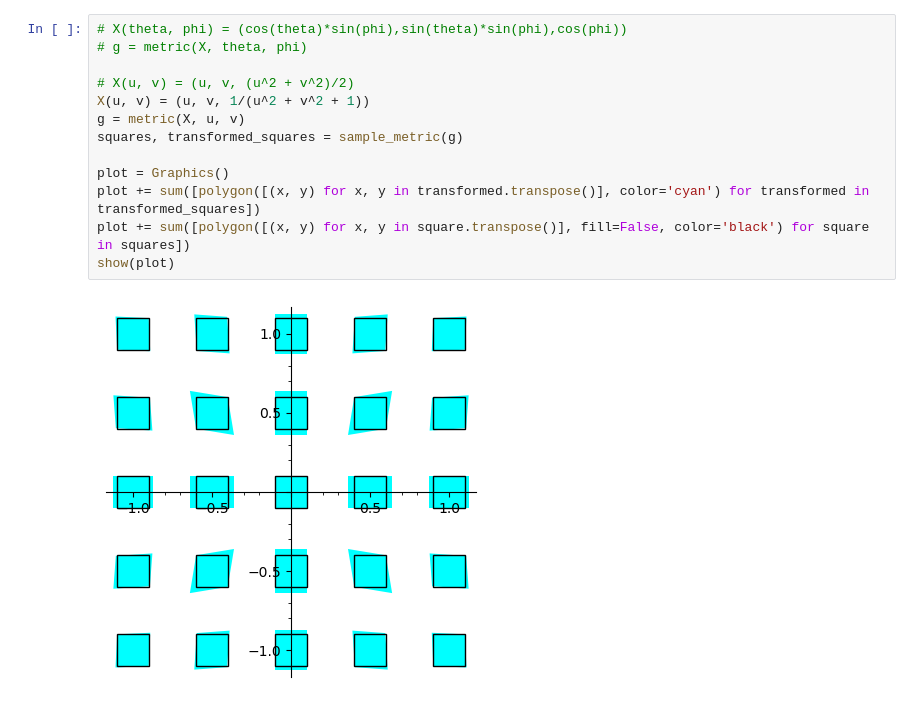
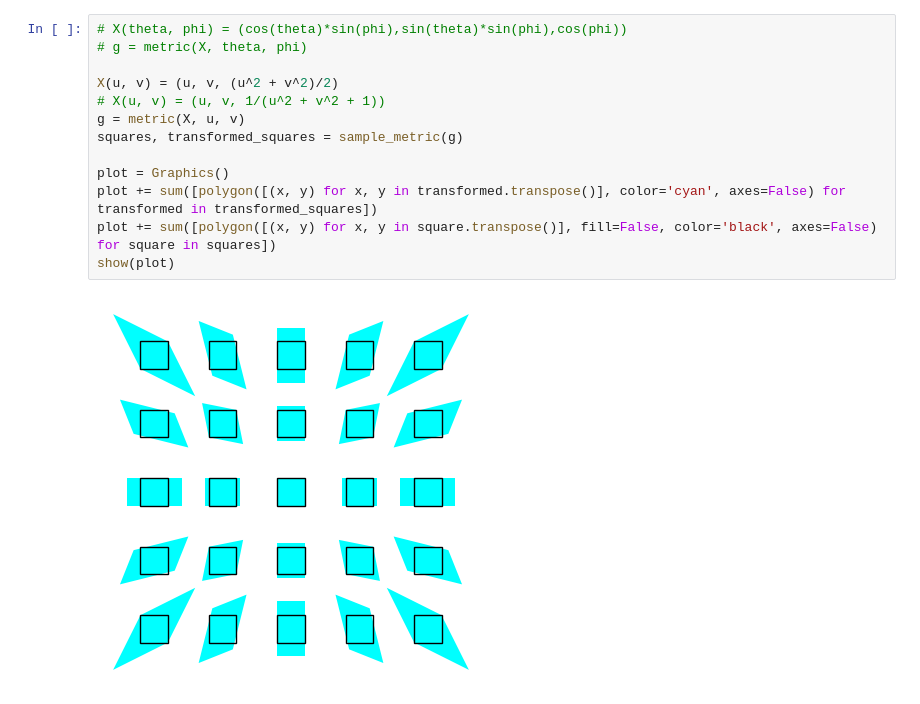
Before and after one commit to SageBinder/SageMath-Curvature-Flows, a Jupyter notebook: vis_r_metric/vis_r_metric.ipynb, the cells around one changed output. Cells and saved outputs as stored; diff of their text form.

```diff
--- a/vis_r_metric/vis_r_metric.ipynb
+++ b/vis_r_metric/vis_r_metric.ipynb
@@ -33,15 +36,15 @@ def sample_metric(g, urange=(-1, 1), vrange=(-1, 1), ucount=5, vcount=5, sq_len=
 # %%
 # X(theta, phi) = (cos(theta)*sin(phi),sin(theta)*sin(phi),cos(phi))
 # g = metric(X, theta, phi)
 
-# X(u, v) = (u, v, (u^2 + v^2)/2)
-X(u, v) = (u, v, 1/(u^2 + v^2 + 1))
+X(u, v) = (u, v, (u^2 + v^2)/2)
+# X(u, v) = (u, v, 1/(u^2 + v^2 + 1))
 g = metric(X, u, v)
 squares, transformed_squares = sample_metric(g)
 
 plot = Graphics()
-plot += sum([polygon([(x, y) for x, y in transformed.transpose()], color='cyan') for transformed in transformed_squares])
-plot += sum([polygon([(x, y) for x, y in square.transpose()], fill=False, color='black') for square in squares])
+plot += sum([polygon([(x, y) for x, y in transformed.transpose()], color='cyan', axes=False) for transformed in transformed_squares])
+plot += sum([polygon([(x, y) for x, y in square.transpose()], fill=False, color='black', axes=False) for square in squares])
 show(plot)
 # %% [output]
-[figure, old version]
+[figure, new version]
```
Also changed, not shown: parts of 6 cells of this notebook, 28 other files.
